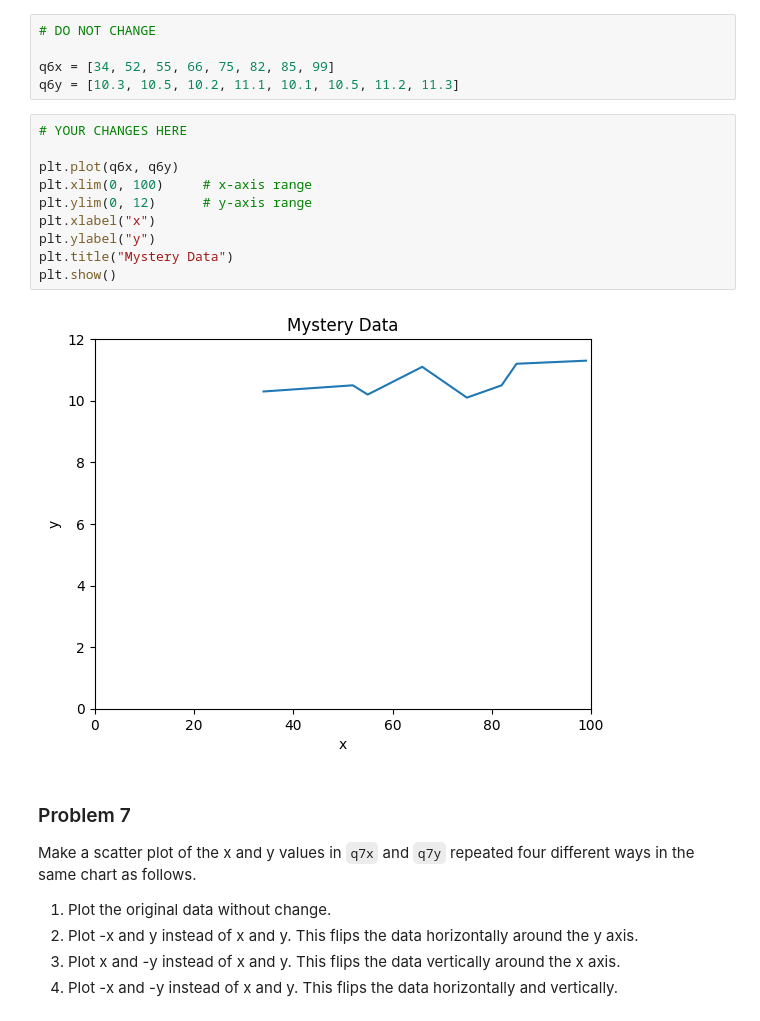
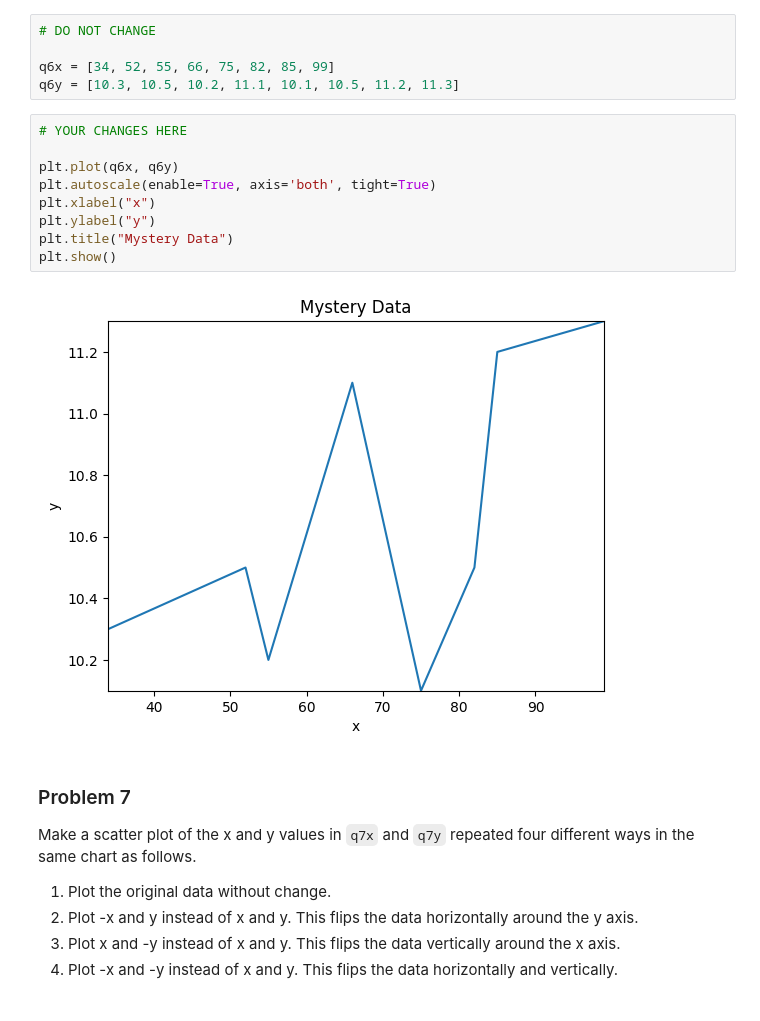
Before and after one commit to Ethnica16/dx602-homework-05, a Jupyter notebook: homework.ipynb, the cells around one changed output. Saved outputs shown, nothing was run; the diff lists cells and outputs as text.

```diff
--- a/homework.ipynb
+++ b/homework.ipynb
@@ -187,15 +187,14 @@ q6y = [10.3, 10.5, 10.2, 11.1, 10.1, 10.5, 11.2, 11.3]
 # %%
 # YOUR CHANGES HERE
 
 plt.plot(q6x, q6y)
-plt.xlim(0, 100)     # x-axis range
-plt.ylim(0, 12)      # y-axis range
+plt.autoscale(enable=True, axis='both', tight=True)
 plt.xlabel("x")
 plt.ylabel("y")
 plt.title("Mystery Data")
 plt.show()
 # %% [output]
-[figure, old version]
+[figure, new version]
 # %% [markdown]
 ### Problem 7
 
```
